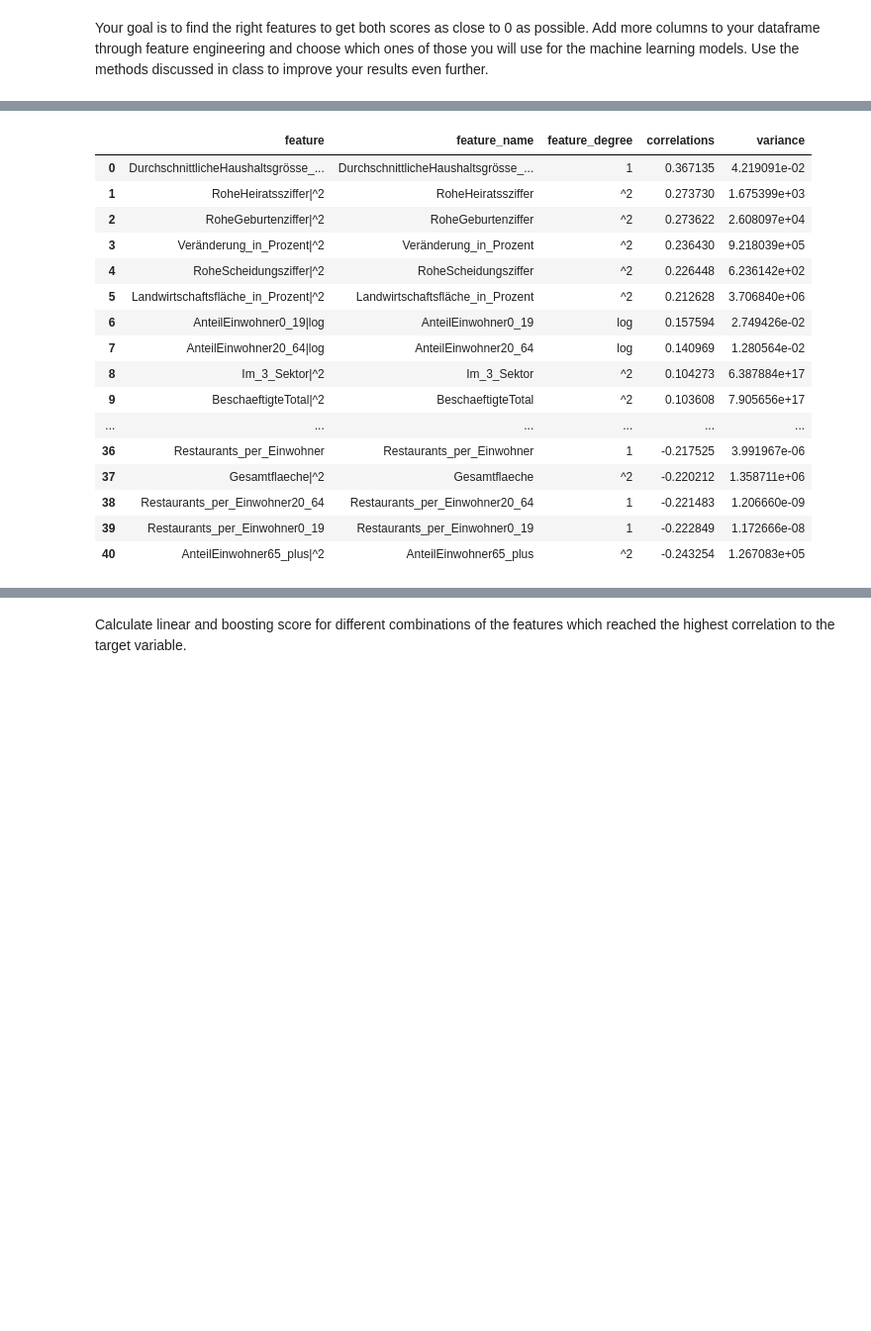
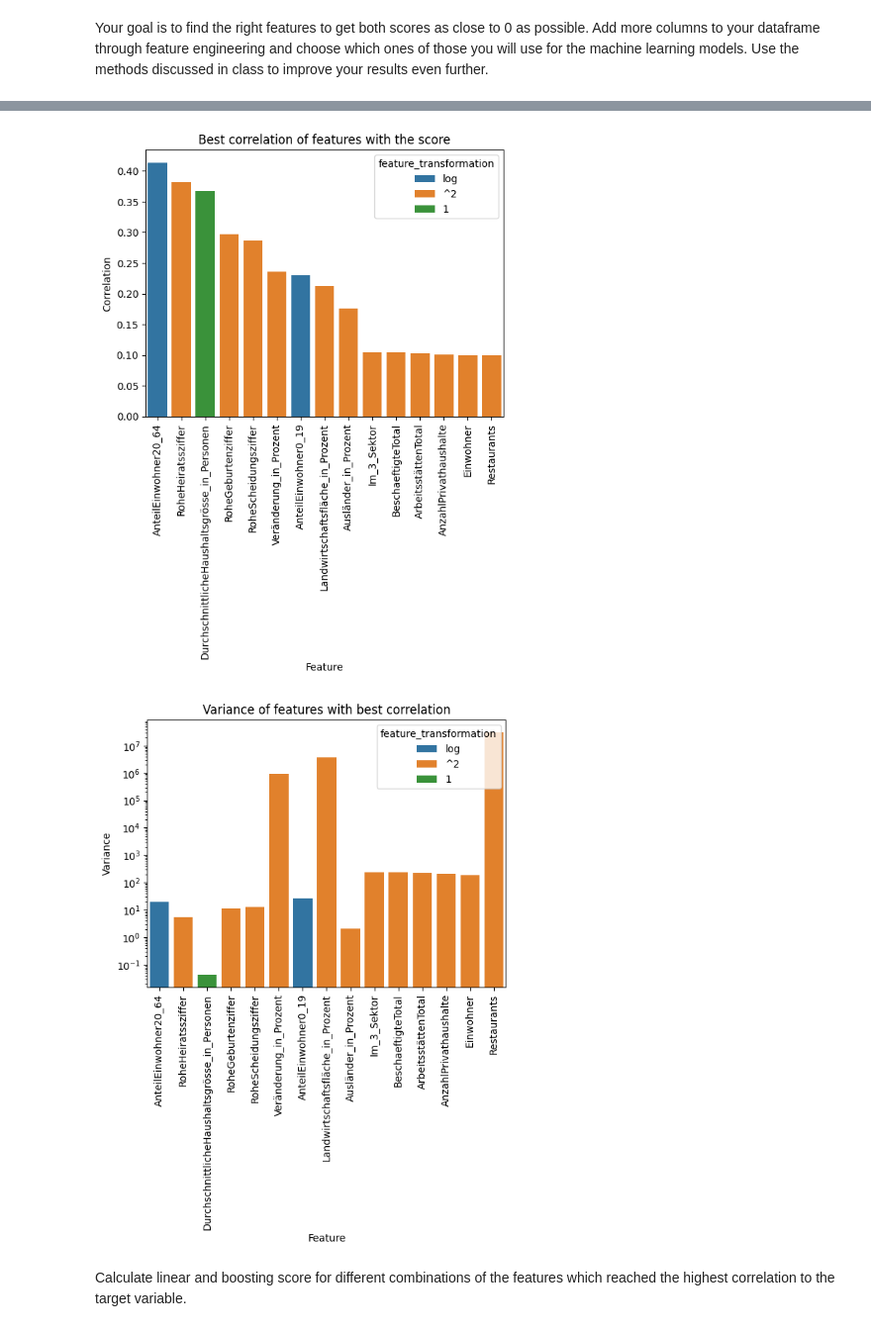
Before and after one commit to SeyaSchmassmann/dawr, a Jupyter notebook: assignment2/assignment2.ipynb, the cells around one changed output, grey strips where cells are left out. Shown at 99% size. Cells and saved outputs as stored; diff of their text form; code cells hidden in the pictures; blank space fills up the shorter version.

```diff
--- a/assignment2/assignment2.ipynb
+++ b/assignment2/assignment2.ipynb
@@ -515,4 +525,8 @@ df_enriched_processed['Restaurants_per_Einwohner'] = df_enriched_processed['Rest
 df_enriched_processed['Restaurants_per_Einwohner0_19'] = df_enriched_processed['Restaurants'] / df_enriched_processed['Einwohner0_19']
 df_enriched_processed['Restaurants_per_Einwohner20_64'] = df_enriched_processed['Restaurants'] / df_enriched_processed['Einwohner20_64']
 df_enriched_processed['Restaurants_per_Einwohner65_plus'] = df_enriched_processed['Restaurants'] / df_enriched_processed['Einwohner65_plus']
+
+features = ['Einwohner0_19', 'Einwohner20_64', 'Einwohner65_plus', 'Restaurants_per_Einwohner', 'Restaurants_per_Einwohner0_19', 'Restaurants_per_Einwohner20_64', 'Restaurants_per_Einwohner65_plus']
+
+df_enriched_processed = feature_transform(df_enriched_processed, features)
 # %% [markdown]
@@ -522,20 +536,20 @@ Recalculate the correlation considering the new features that have resulted from
-# %%
-display(calculate_correlation(df_enriched_processed))
-# %% [output]
-|  | feature | feature_name | feature_degree | correlations | variance |
-| 0 | DurchschnittlicheHaushaltsgrösse_... | DurchschnittlicheHaushaltsgrösse_... | 1 | 0.367135 | 4.219091e-02 |
-| 1 | RoheHeiratssziffer|^2 | RoheHeiratssziffer | ^2 | 0.273730 | 1.675399e+03 |
-| 2 | RoheGeburtenziffer|^2 | RoheGeburtenziffer | ^2 | 0.273622 | 2.608097e+04 |
-| 3 | Veränderung_in_Prozent|^2 | Veränderung_in_Prozent | ^2 | 0.236430 | 9.218039e+05 |
-| 4 | RoheScheidungsziffer|^2 | RoheScheidungsziffer | ^2 | 0.226448 | 6.236142e+02 |
-| 5 | Landwirtschaftsfläche_in_Prozent|^2 | Landwirtschaftsfläche_in_Prozent | ^2 | 0.212628 | 3.706840e+06 |
-| 6 | AnteilEinwohner0_19|log | AnteilEinwohner0_19 | log | 0.157594 | 2.749426e-02 |
-| 7 | AnteilEinwohner20_64|log | AnteilEinwohner20_64 | log | 0.140969 | 1.280564e-02 |
-| 8 | Im_3_Sektor|^2 | Im_3_Sektor | ^2 | 0.104273 | 6.387884e+17 |
-| 9 | BeschaeftigteTotal|^2 | BeschaeftigteTotal | ^2 | 0.103608 | 7.905656e+17 |
-| ... | ... | ... | ... | ... | ... |
-| 36 | Restaurants_per_Einwohner | Restaurants_per_Einwohner | 1 | -0.217525 | 3.991967e-06 |
-| 37 | Gesamtflaeche|^2 | Gesamtflaeche | ^2 | -0.220212 | 1.358711e+06 |
-| 38 | Restaurants_per_Einwohner20_64 | Restaurants_per_Einwohner20_64 | 1 | -0.221483 | 1.206660e-09 |
-| 39 | Restaurants_per_Einwohner0_19 | Restaurants_per_Einwohner0_19 | 1 | -0.222849 | 1.172666e-08 |
-| 40 | AnteilEinwohner65_plus|^2 | AnteilEinwohner65_plus | ^2 | -0.243254 | 1.267083e+05 |
+# %%
+features = calculate_correlation(df_enriched_processed)
+
+display(features)
+
+plt.title('Best correlation of features with the score')
+sns.barplot(data=features[0:15], x='feature_name', y='correlation', hue='feature_transformation')
+plt.xticks(rotation=90)
+plt.ylabel('Correlation')
+plt.xlabel('Feature')
+plt.show()
+
+plt.title('Variance of features with best correlation')
+sns.barplot(data=features[0:15], x='feature_name', y='variance', hue='feature_transformation')
+plt.xticks(rotation=90)
+plt.yscale('log')
+plt.ylabel('Variance')
+plt.xlabel('Feature')
+plt.show()
+# %% [output]
@@ -542,3 +573,5 @@ display(calculate_correlation(df_enriched_processed))
+[figure, added]
+[figure, added]
 # %% [markdown]
 Calculate linear and boosting score for different combinations of the features which reached the highest correlation to the target variable.
 # %%
```
Also changed, not shown: parts of 14 cells of this notebook, 2 other files.
